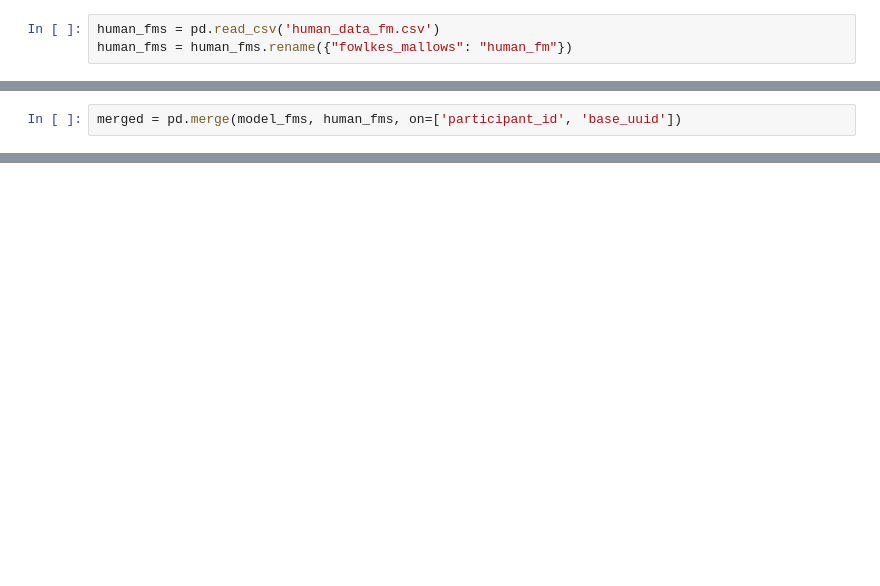
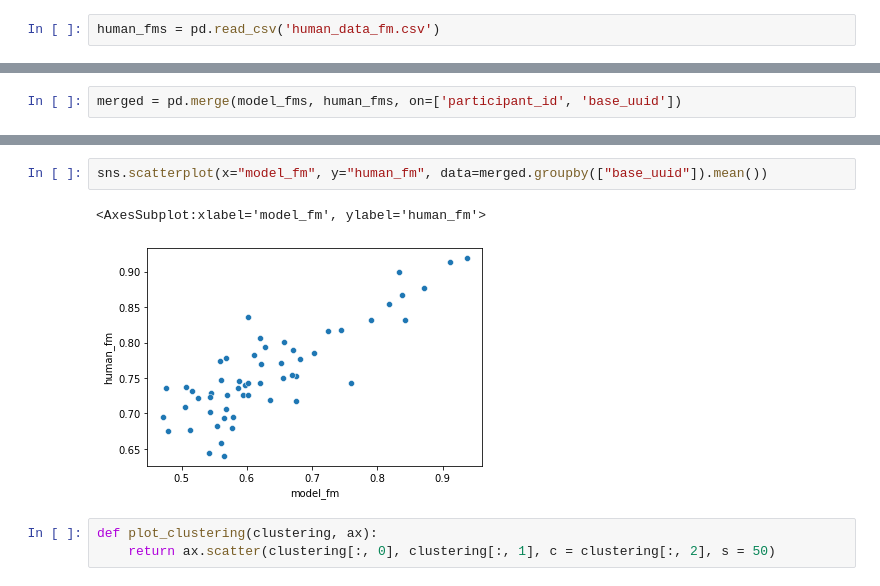
Before and after one commit to aballari9/CAB-Final-Project, a Jupyter notebook: src/hebbian_inhibitive_learning.ipynb, the cells around one changed output, grey strips where cells are left out. Saved outputs shown, nothing was run; the diff lists cells and outputs as text; blank space fills up the shorter version.

```diff
--- a/src/hebbian_inhibitive_learning.ipynb
+++ b/src/hebbian_inhibitive_learning.ipynb
@@ -232,4 +239,3 @@ model_fms
 2632 rows × 3 columns
 # %%
 human_fms = pd.read_csv('human_data_fm.csv')
-human_fms = human_fms.rename({"fowlkes_mallows": "human_fm"})
@@ -258,0 +251,8 @@ LinregressResult(slope=0.38374838759547, intercept=0.513529934268943, rvalue=0.3
+# %%
+sns.scatterplot(x="model_fm", y="human_fm", data=merged.groupby(["base_uuid"]).mean())
+# %% [output]
+<AxesSubplot:xlabel='model_fm', ylabel='human_fm'>
+[figure, added]
+# %%
+def plot_clustering(clustering, ax):
+    return ax.scatter(clustering[:, 0], clustering[:, 1], c = clustering[:, 2], s = 50)
```
Also changed, not shown: parts of 19 cells of this notebook, 2 other files.
